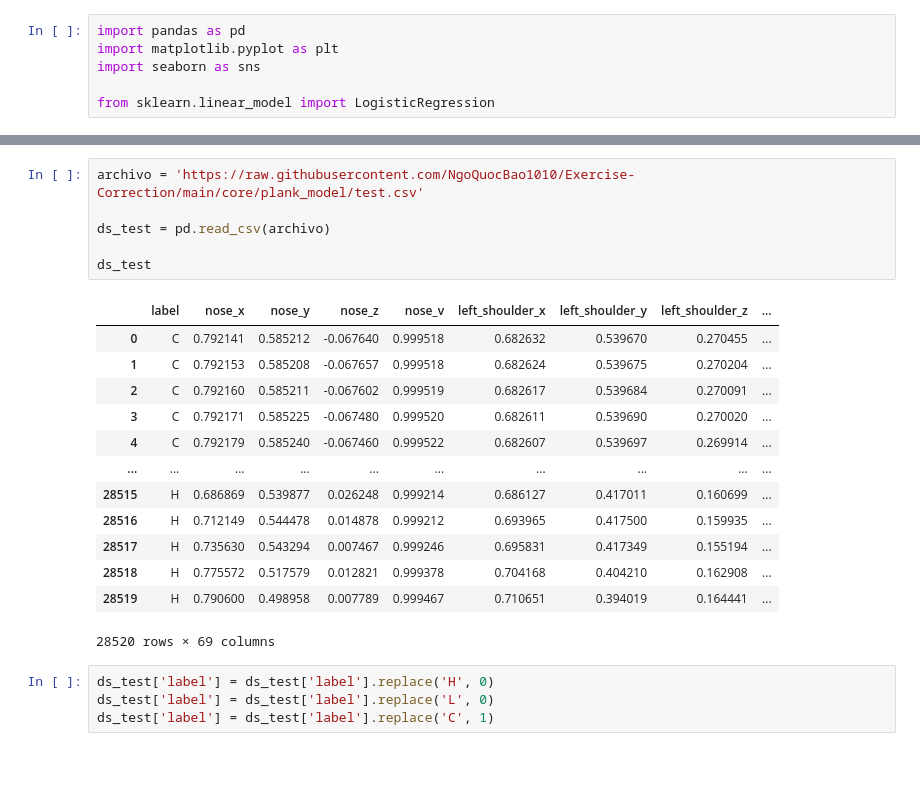
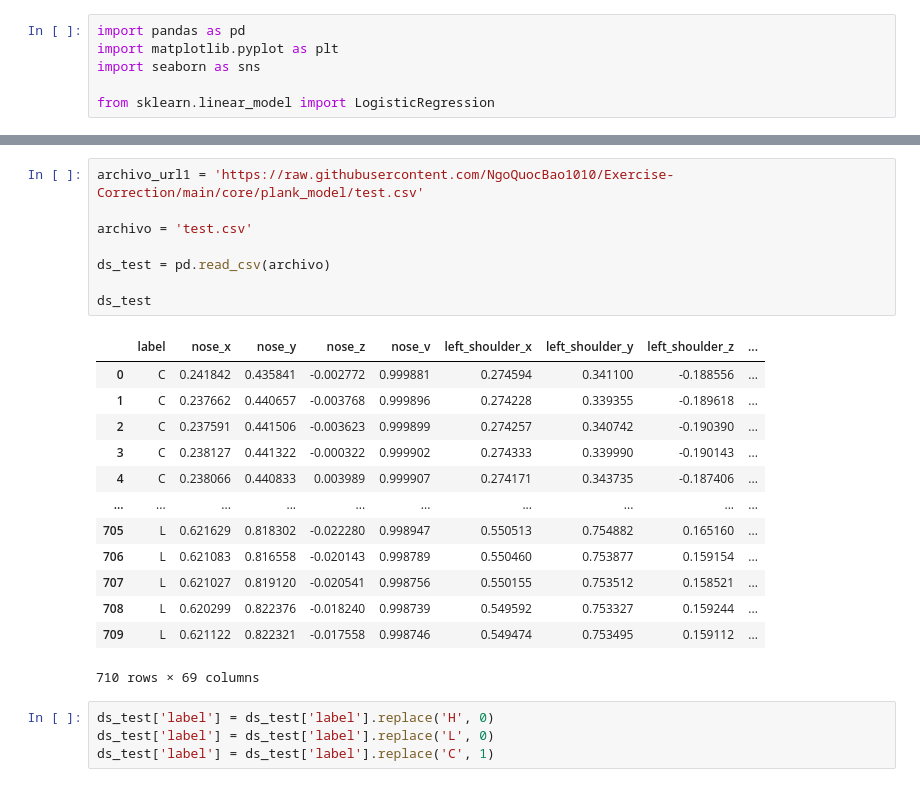
Before and after one commit to Defeeeee/FormAI-ML, a Jupyter notebook: Model-scikit/main.ipynb, the cells around one changed output, grey strips where cells are left out. Cells and saved outputs as stored; diff of their text form.

```diff
--- a/Model-scikit/main.ipynb
+++ b/Model-scikit/main.ipynb
@@ -13,23 +29,25 @@ ds
 # %%
-archivo = 'https://raw.githubusercontent.com/NgoQuocBao1010/Exercise-Correction/main/core/plank_model/test.csv'
+archivo_url1 = 'https://raw.githubusercontent.com/NgoQuocBao1010/Exercise-Correction/main/core/plank_model/test.csv'
+
+archivo = 'test.csv'
 
 ds_test = pd.read_csv(archivo)
 
 ds_test
 # %% [output]
 |  | label | nose_x | nose_y | nose_z | nose_v | left_shoulder_x | left_shoulder_y | left_shoulder_z | ... |
-| 0 | C | 0.792141 | 0.585212 | -0.067640 | 0.999518 | 0.682632 | 0.539670 | 0.270455 | ... |
-| 1 | C | 0.792153 | 0.585208 | -0.067657 | 0.999518 | 0.682624 | 0.539675 | 0.270204 | ... |
-| 2 | C | 0.792160 | 0.585211 | -0.067602 | 0.999519 | 0.682617 | 0.539684 | 0.270091 | ... |
-| 3 | C | 0.792171 | 0.585225 | -0.067480 | 0.999520 | 0.682611 | 0.539690 | 0.270020 | ... |
-| 4 | C | 0.792179 | 0.585240 | -0.067460 | 0.999522 | 0.682607 | 0.539697 | 0.269914 | ... |
+| 0 | C | 0.241842 | 0.435841 | -0.002772 | 0.999881 | 0.274594 | 0.341100 | -0.188556 | ... |
+| 1 | C | 0.237662 | 0.440657 | -0.003768 | 0.999896 | 0.274228 | 0.339355 | -0.189618 | ... |
+| 2 | C | 0.237591 | 0.441506 | -0.003623 | 0.999899 | 0.274257 | 0.340742 | -0.190390 | ... |
+| 3 | C | 0.238127 | 0.441322 | -0.000322 | 0.999902 | 0.274333 | 0.339990 | -0.190143 | ... |
+| 4 | C | 0.238066 | 0.440833 | 0.003989 | 0.999907 | 0.274171 | 0.343735 | -0.187406 | ... |
 | ... | ... | ... | ... | ... | ... | ... | ... | ... | ... |
-| 28515 | H | 0.686869 | 0.539877 | 0.026248 | 0.999214 | 0.686127 | 0.417011 | 0.160699 | ... |
-| 28516 | H | 0.712149 | 0.544478 | 0.014878 | 0.999212 | 0.693965 | 0.417500 | 0.159935 | ... |
-| 28517 | H | 0.735630 | 0.543294 | 0.007467 | 0.999246 | 0.695831 | 0.417349 | 0.155194 | ... |
-| 28518 | H | 0.775572 | 0.517579 | 0.012821 | 0.999378 | 0.704168 | 0.404210 | 0.162908 | ... |
-| 28519 | H | 0.790600 | 0.498958 | 0.007789 | 0.999467 | 0.710651 | 0.394019 | 0.164441 | ... |
+| 705 | L | 0.621629 | 0.818302 | -0.022280 | 0.998947 | 0.550513 | 0.754882 | 0.165160 | ... |
+| 706 | L | 0.621083 | 0.816558 | -0.020143 | 0.998789 | 0.550460 | 0.753877 | 0.159154 | ... |
+| 707 | L | 0.621027 | 0.819120 | -0.020541 | 0.998756 | 0.550155 | 0.753512 | 0.158521 | ... |
+| 708 | L | 0.620299 | 0.822376 | -0.018240 | 0.998739 | 0.549592 | 0.753327 | 0.159244 | ... |
+| 709 | L | 0.621122 | 0.822321 | -0.017558 | 0.998746 | 0.549474 | 0.753495 | 0.159112 | ... |
-28520 rows × 69 columns
+710 rows × 69 columns
 # %%
 ds_test['label'] = ds_test['label'].replace('H', 0)
 ds_test['label'] = ds_test['label'].replace('L', 0)
```
Also changed, not shown: parts of 11 cells of this notebook.
